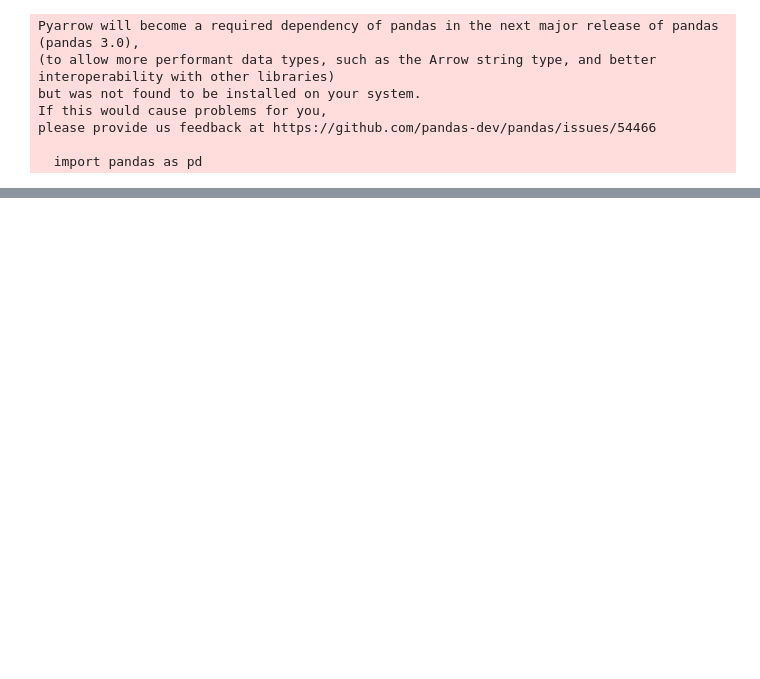
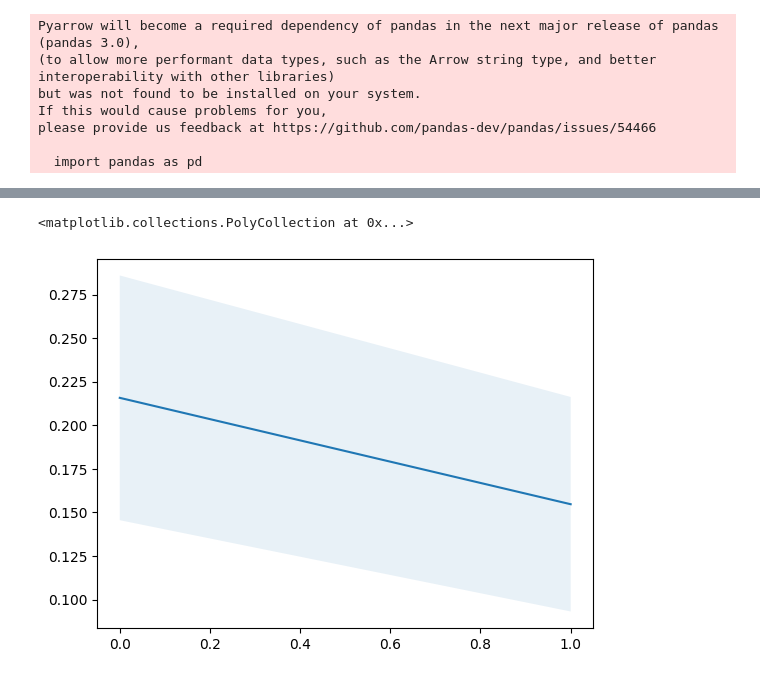
Before and after one commit to cepessh/LangevinMCMC, a Jupyter notebook: refactor_test.ipynb, the cells around one changed output, grey strips where cells are left out. Cells and saved outputs as stored; diff of their text form; code cells hidden in the pictures; blank space fills up the shorter version.

```diff
--- a/refactor_test.ipynb
+++ b/refactor_test.ipynb
@@ -81,11 +298,16 @@ tensor([[[-0.4187,  0.0414],
 # %%
-mala_burn_in = base_sampler.SampleBlock(
-    iteration=mala_iter,
-    iteration_count=1000,
+alg_mala_vanilla = base_sampler.Pipeline(
+    [
+        base_sampler.SampleBlock(
+            iteration=samplers.MALAIter(base_sampler.Cache(params=params)),
+            iteration_count=1000,
+        ),
+        base_sampler.SampleBlock(
+            iteration=samplers.MALAIter(base_sampler.Cache(params, true_samples=true_samples)),
+            iteration_count=10000,
+            stopping_rule=TVStop(threshold=0.05, density_probe_count=1000, projection_count=25,
+                                 tail_count_cap=1000),
+            probe_period=50,
+        )
+    ]
 )
-mala_sampler = base_sampler.SampleBlock(
-    iteration=mala_iter,
-    iteration_count=1000,
-    stopping_rule=TVStop(threshold=0.05),
-    probe_period=50,
-)
@@ -120,3 +331,20 @@ torch.Size([3151, 2, 2])
+# %%
+plt.plot([entry["tv_mean"] for entry in alg_mala_vanilla.sample_blocks[-1].stop_data_hist])
+plt.fill_between(
+    range(len(alg_mala_vanilla.sample_blocks[-1].stop_data_hist)),
+    [
+        entry["tv_mean"] - entry["tv_std"]
+        for entry in alg_mala_vanilla.sample_blocks[-1].stop_data_hist
+    ],
+    [
+        entry["tv_mean"] + entry["tv_std"]
+        for entry in alg_mala_vanilla.sample_blocks[-1].stop_data_hist
+    ],
+    alpha=0.1
+)
+# %% [output]
+<matplotlib.collections.PolyCollection at 0x...>
+[figure, added]
 # %%
 from tools.metrics import tv_threshold
 # %%
```
Also changed, not shown: parts of 23 cells of this notebook, 4 other files.
